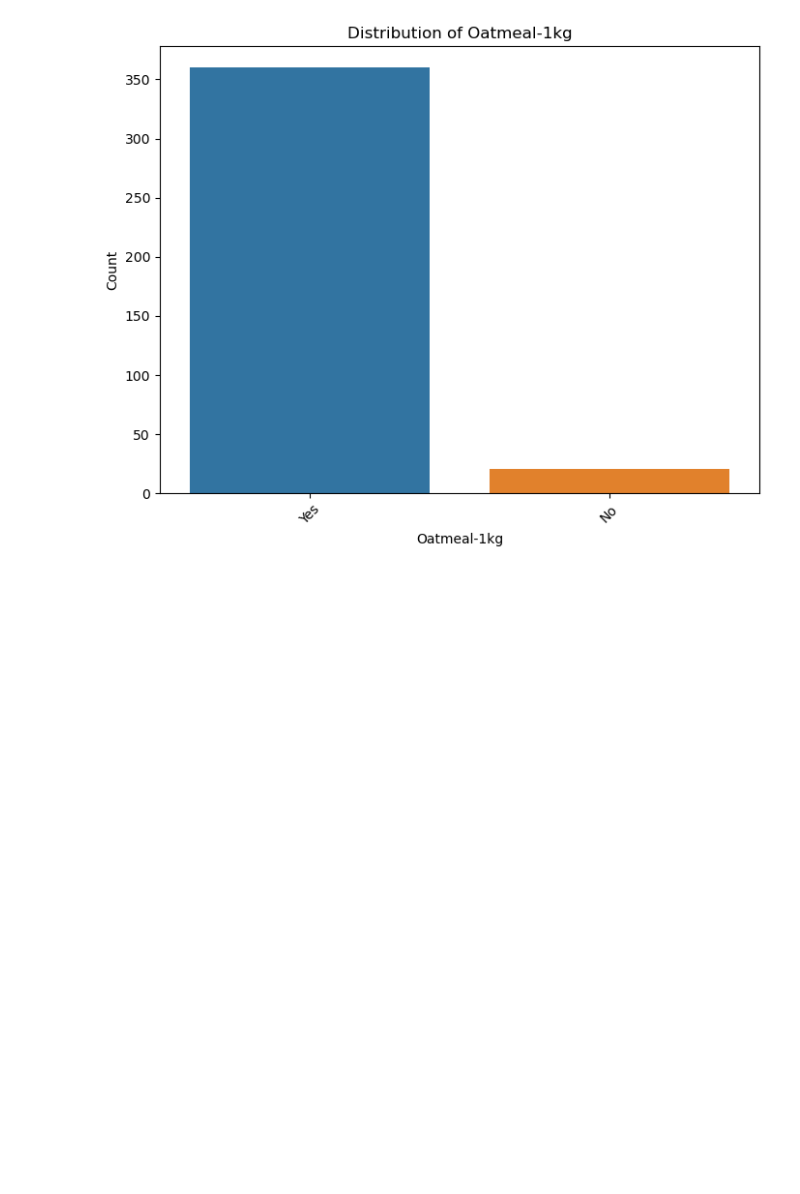
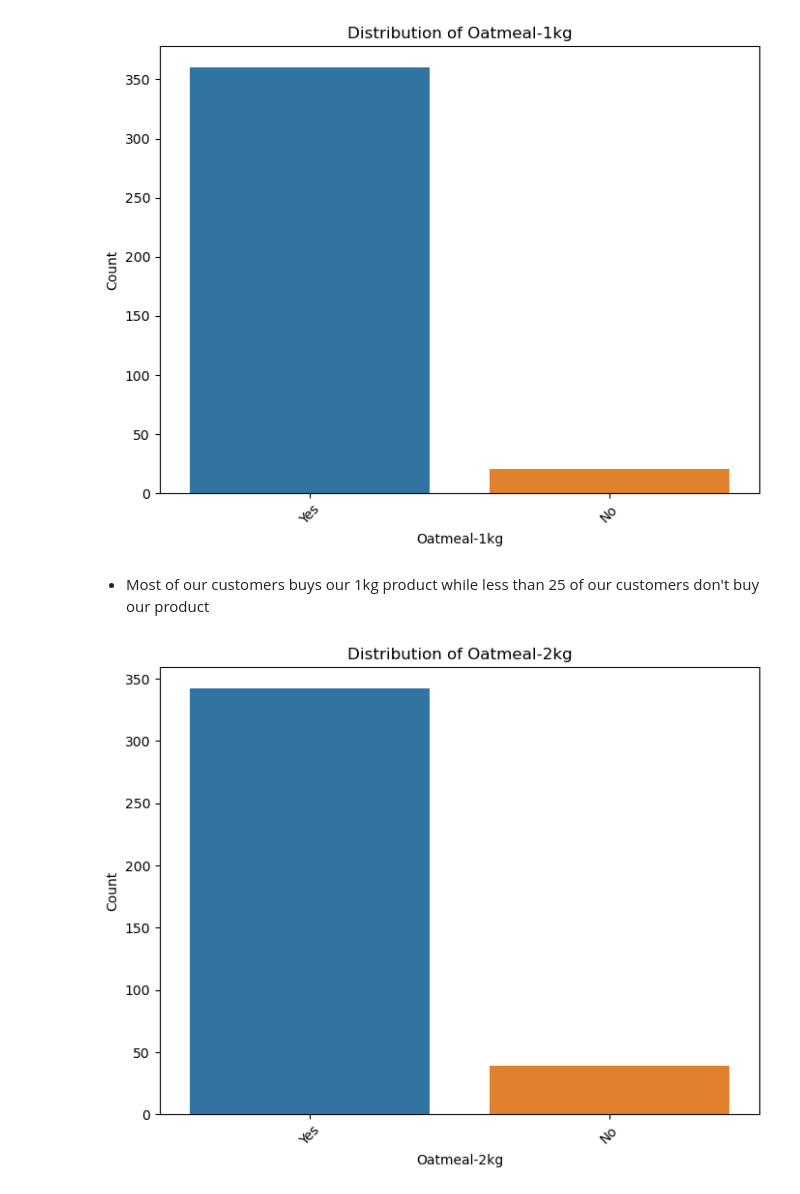
Before and after one commit to UbaChinelo/Customer-churn-prediction-for-Tshally-Foods, a Jupyter notebook: Customer_Churn_Prediction_Tshally_Foods.ipynb, the cells around one changed output. Cells and saved outputs as stored; diff of their text form; code cells hidden in the pictures; blank space fills up the shorter version.

Commit message:
Updating visualization for Oatmeal 1kg and 2kg

```diff
--- a/Customer_Churn_Prediction_Tshally_Foods.ipynb
+++ b/Customer_Churn_Prediction_Tshally_Foods.ipynb
@@ -407,3 +407,19 @@ plt.title('Distribution of Oatmeal-1kg')
 plt.show()
 # %% [output]
 [figure]
+# %% [markdown]
+- Most of our customers buys our 1kg product while less than 25 of our customers don't buy our product
+# %%
+# Create a count plot for Oatmeal 2kg
+plt.figure(figsize=(8, 6))  # Adjust the figure size as needed
+sns.countplot(data=Customer_Churn, x='Oatmeal-2kg')
+plt.xticks(rotation=45)  # Rotate the x-axis labels for better readability
+# Set labels and title
+plt.xlabel('Oatmeal-2kg')
+plt.ylabel('Count')
+plt.title('Distribution of Oatmeal-2kg')
+
+# Show the plot
+plt.show()
+# %% [output]
+[figure, added]
```
Also changed, not shown: parts of 1 cell of this notebook.
